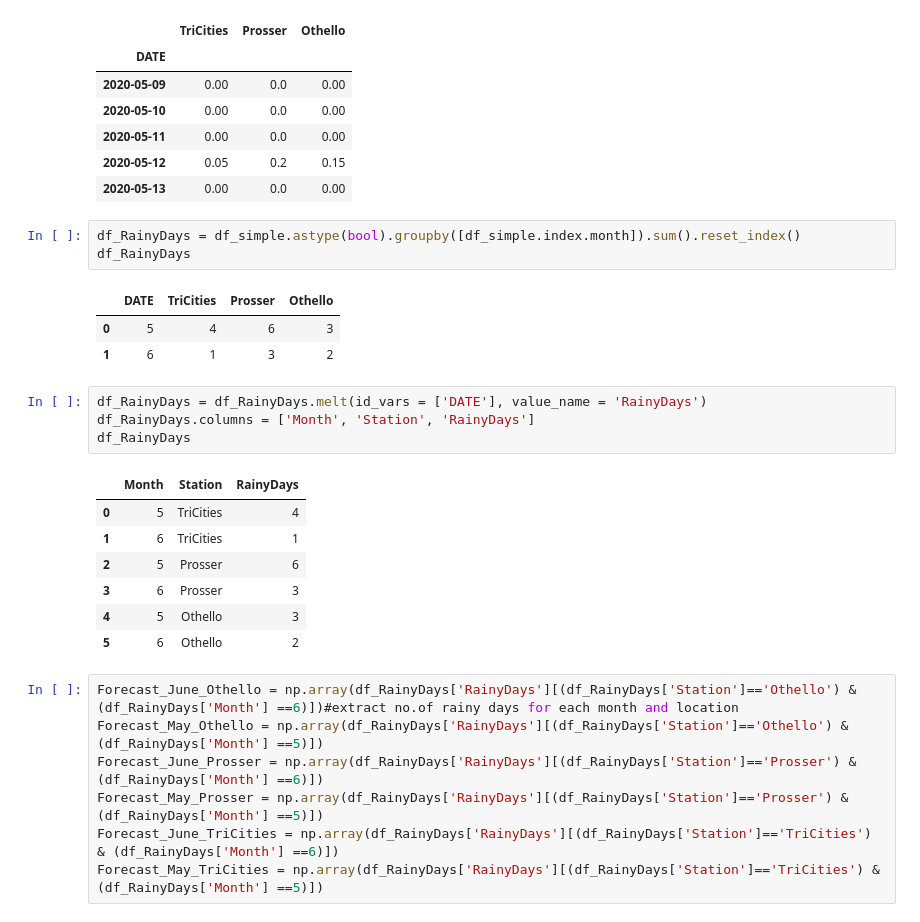
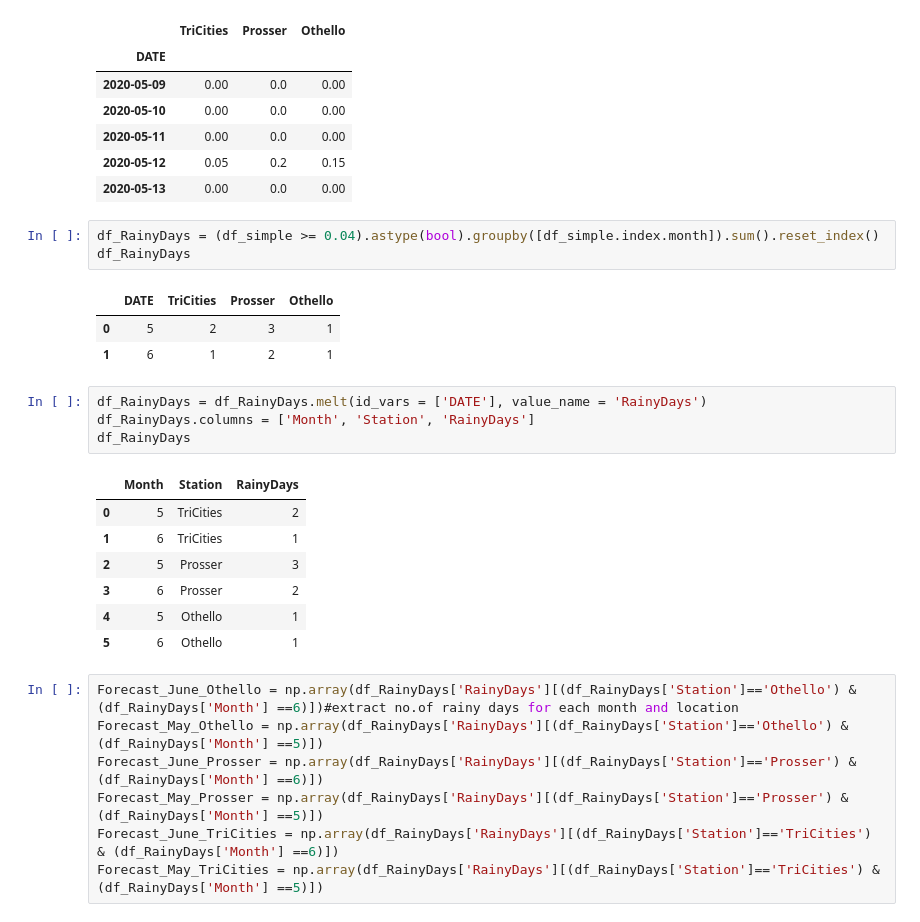
Before and after one commit to d-linnard/LateBlight, a Jupyter notebook: Scripts/Lateblight_2021.ipynb, the cells around one changed output. Drawn from its saved outputs; the diff is of its cells as text.

```diff
--- a/Scripts/Lateblight_2021.ipynb
+++ b/Scripts/Lateblight_2021.ipynb
@@ -286,24 +288,24 @@ df_simple.head()
 | 2020-05-12 | 0.05 | 0.2 | 0.15 |
 | 2020-05-13 | 0.00 | 0.0 | 0.00 |
 # %%
-df_RainyDays = df_simple.astype(bool).groupby([df_simple.index.month]).sum().reset_index()
+df_RainyDays = (df_simple >= 0.04).astype(bool).groupby([df_simple.index.month]).sum().reset_index()
 df_RainyDays
 # %% [output]
 |  | DATE | TriCities | Prosser | Othello |
-| 0 | 5 | 4 | 6 | 3 |
-| 1 | 6 | 1 | 3 | 2 |
+| 0 | 5 | 2 | 3 | 1 |
+| 1 | 6 | 1 | 2 | 1 |
 # %%
 df_RainyDays = df_RainyDays.melt(id_vars = ['DATE'], value_name = 'RainyDays')
 df_RainyDays.columns = ['Month', 'Station', 'RainyDays']
 df_RainyDays
 # %% [output]
 |  | Month | Station | RainyDays |
-| 0 | 5 | TriCities | 4 |
+| 0 | 5 | TriCities | 2 |
 | 1 | 6 | TriCities | 1 |
-| 2 | 5 | Prosser | 6 |
-| 3 | 6 | Prosser | 3 |
-| 4 | 5 | Othello | 3 |
-| 5 | 6 | Othello | 2 |
+| 2 | 5 | Prosser | 3 |
+| 3 | 6 | Prosser | 2 |
+| 4 | 5 | Othello | 1 |
+| 5 | 6 | Othello | 1 |
 # %%
 Forecast_June_Othello = np.array(df_RainyDays['RainyDays'][(df_RainyDays['Station']=='Othello') & (df_RainyDays['Month'] ==6)])#extract no.of rainy days for each month and location
 Forecast_May_Othello = np.array(df_RainyDays['RainyDays'][(df_RainyDays['Station']=='Othello') & (df_RainyDays['Month'] ==5)])
```
Also changed, not shown: parts of 1 cell of this notebook, 2 other files.
